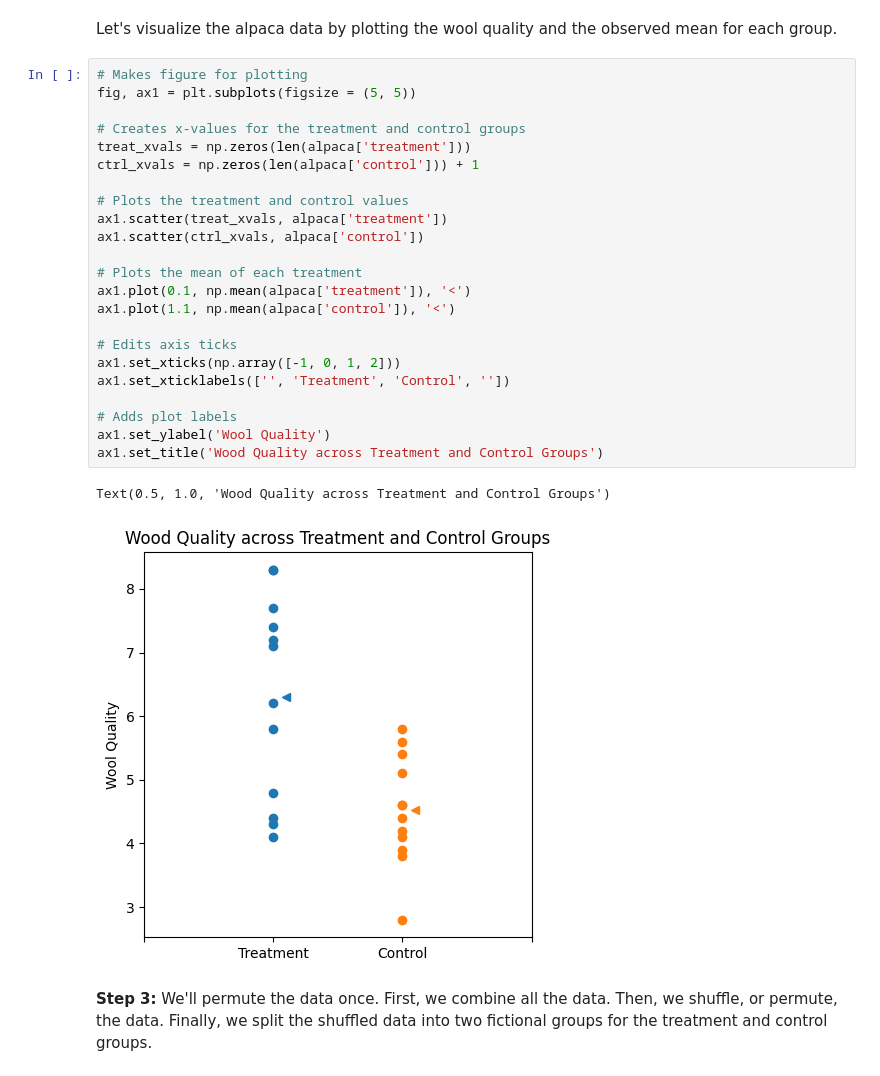
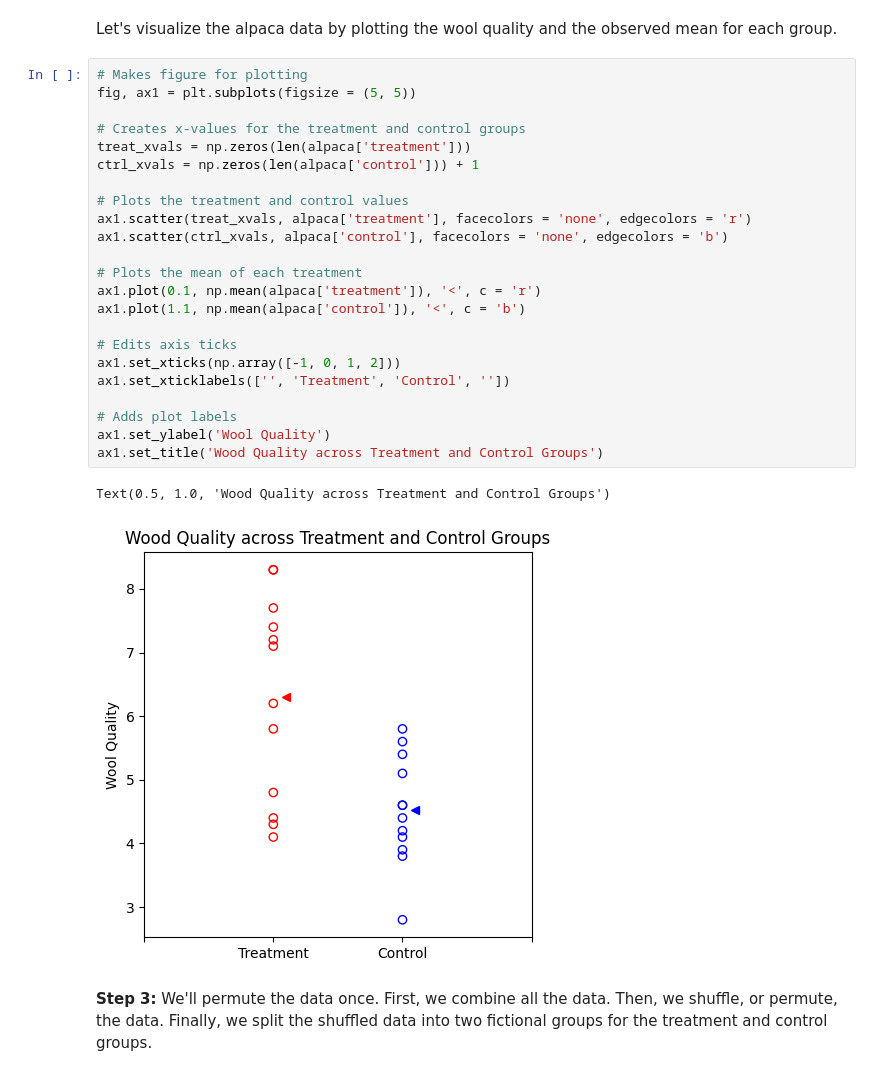
Before and after one commit to bds311/bds311.github.io, a Jupyter notebook: class_notes/permutation_tests.ipynb, the cells around one changed output. Drawn from its saved outputs; the diff is of its cells as text.

```diff
--- a/class_notes/permutation_tests.ipynb
+++ b/class_notes/permutation_tests.ipynb
@@ -61,29 +61,29 @@ Let's visualize the alpaca data by plotting the wool quality and the observed me
 # %%
 # Makes figure for plotting
 fig, ax1 = plt.subplots(figsize = (5, 5))
 
 # Creates x-values for the treatment and control groups
 treat_xvals = np.zeros(len(alpaca['treatment']))
 ctrl_xvals = np.zeros(len(alpaca['control'])) + 1
 
 # Plots the treatment and control values
-ax1.scatter(treat_xvals, alpaca['treatment'])
-ax1.scatter(ctrl_xvals, alpaca['control'])
+ax1.scatter(treat_xvals, alpaca['treatment'], facecolors = 'none', edgecolors = 'r')
+ax1.scatter(ctrl_xvals, alpaca['control'], facecolors = 'none', edgecolors = 'b')
 
 # Plots the mean of each treatment
-ax1.plot(0.1, np.mean(alpaca['treatment']), '<')
-ax1.plot(1.1, np.mean(alpaca['control']), '<')
+ax1.plot(0.1, np.mean(alpaca['treatment']), '<', c = 'r')
+ax1.plot(1.1, np.mean(alpaca['control']), '<', c = 'b')
 
 # Edits axis ticks
 ax1.set_xticks(np.array([-1, 0, 1, 2]))
 ax1.set_xticklabels(['', 'Treatment', 'Control', ''])
 
 # Adds plot labels
 ax1.set_ylabel('Wool Quality')
 ax1.set_title('Wood Quality across Treatment and Control Groups')
 # %% [output]
 Text(0.5, 1.0, 'Wood Quality across Treatment and Control Groups')
-[figure, old version]
+[figure, new version]
 # %% [markdown]
 **Step 3:** We'll permute the data once. First, we combine all the data. Then, we shuffle, or permute, the data. Finally, we split the shuffled data into two fictional groups for the treatment and control groups.
 # %%
```
Also changed, not shown: parts of 3 cells of this notebook, 4 other files.
